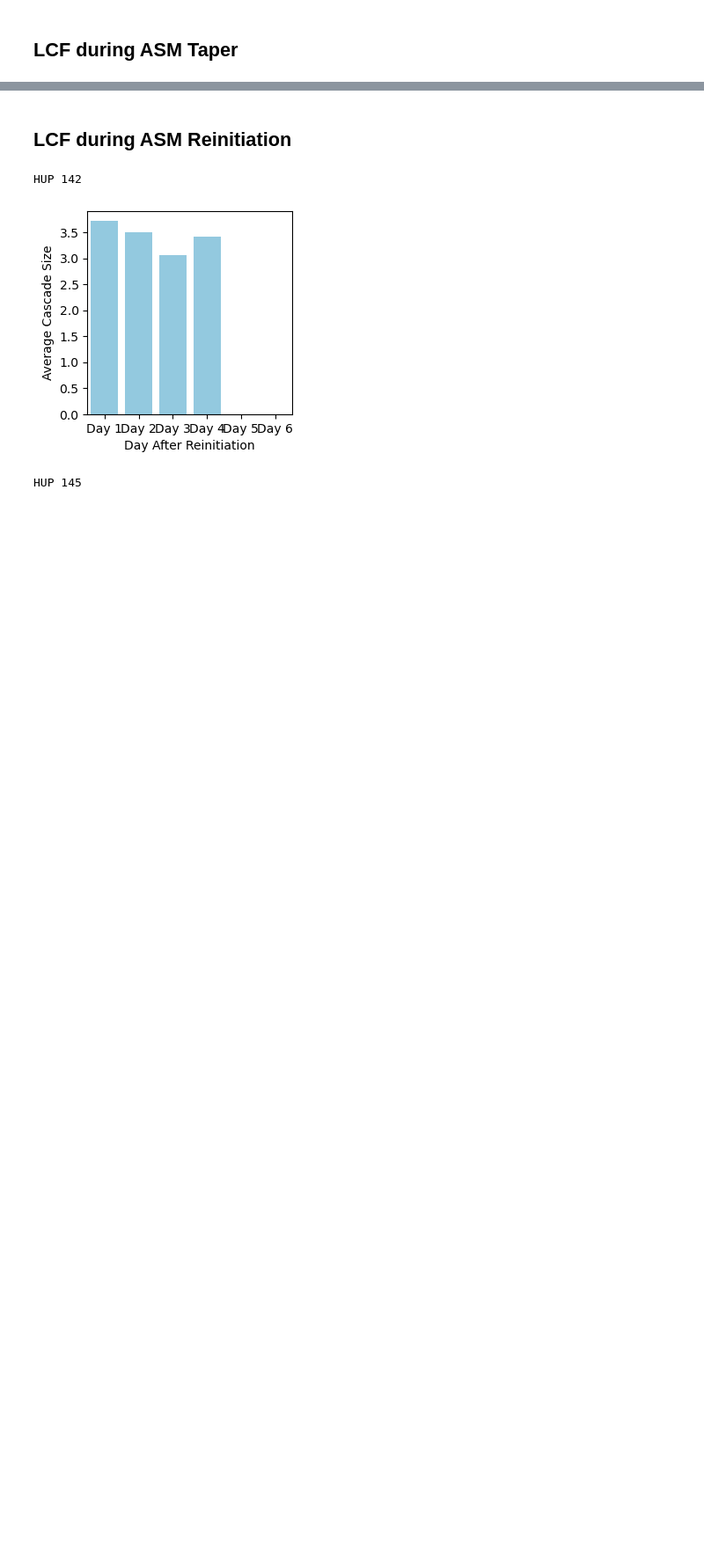
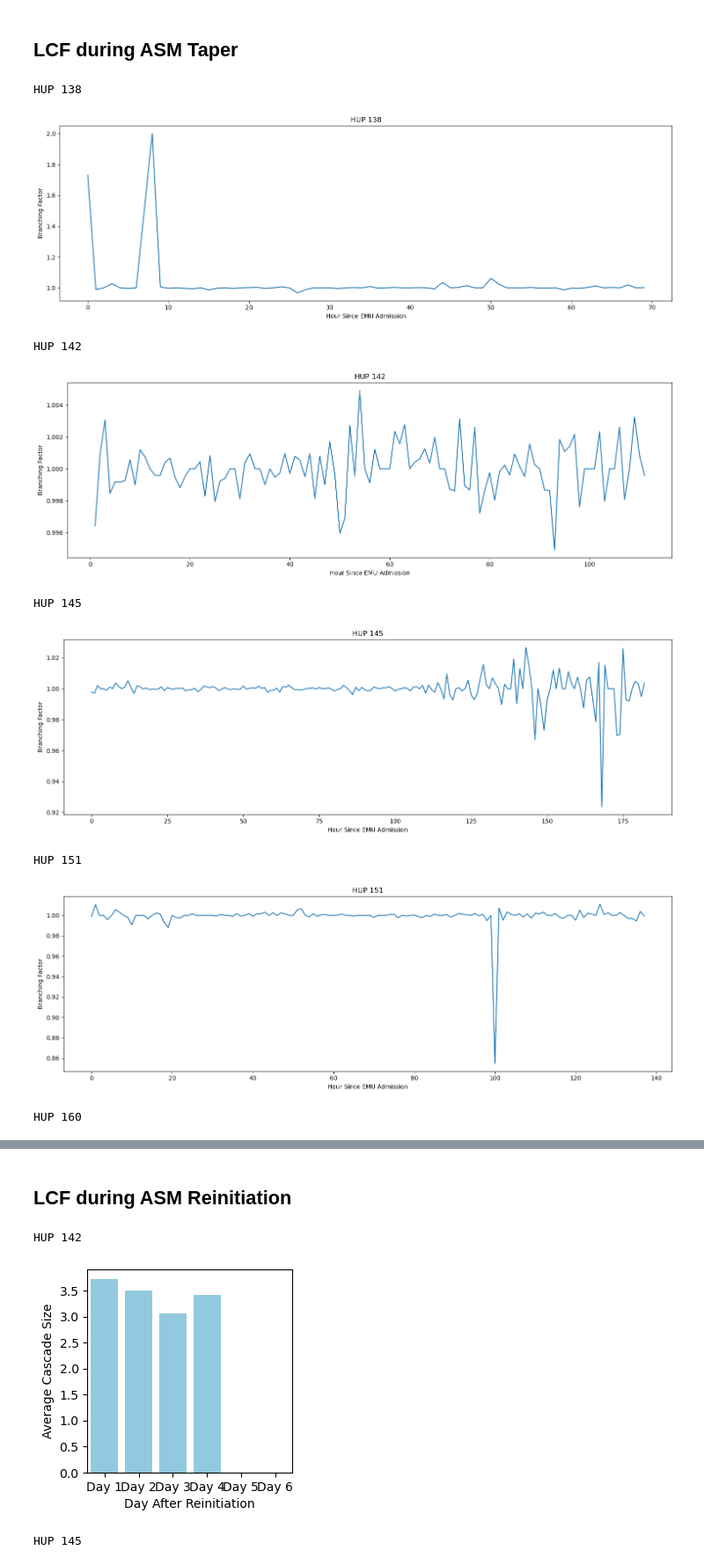
Before and after one commit to devincma/asm_synchrony_paper, a Jupyter notebook: spike_synchrony_asm/cascade_sequence_analysis.ipynb, the cells around one changed output, grey strips where cells are left out. Shown at 88% size. Cells and saved outputs as stored; diff of their text form; code cells hidden in the pictures; blank space fills up the shorter version.

Commit message:
Explored branching factor

```diff
--- a/spike_synchrony_asm/cascade_sequence_analysis.ipynb
+++ b/spike_synchrony_asm/cascade_sequence_analysis.ipynb
@@ -336,0 +359,70 @@ plt.show()
+# %%
+for patient_hup_id, fs in zip(completed_hup_ids, all_fs):
+    hup_id = patient_hup_id
+
+    print(f"HUP {hup_id}")
+
+    seizure_times_sec = np.load(os.path.join(SEIZURES_DIR, f"HUP_{patient_hup_id}.npy"))
+    seizure_times_samples = seizure_times_sec * fs
+    seizure_times_samples = seizure_times_samples.astype(int)
+
+    spikes_df = pd.read_csv(f"../../Public/spikes/HUP_{patient_hup_id}.csv")
+
+    # Convert peak_time_microseconds to hours
+    spikes_df["hour"] = (
+        spikes_df["peak_time_microseconds"] / 1e6
+    ) / 3600  # 1e6 microseconds in a second, 3600 seconds in an hour
+
+    # Group by sequence_index and calculate the required columns
+    cascades_df = (
+        spikes_df.groupby("sequence_index")
+        .agg(
+            size=("sequence_index", "size"),
+            hour=("hour", lambda x: x.mode()[0] if not x.mode().empty else None),
+        )
+        .reset_index()
+    )
+    # Lists to hold our results
+    branching_factors = []
+    hours = []
+
+    # Get the hour of the first seizure
+    first_seizure_hour = seizure_times_samples[0, 0] / (fs * 3600)
+
+    # Split the data into 1-hour groups
+    for hour_start in range(0, int(cascades_df["hour"].max())):
+        # Break the loop if the hour is past the first seizure's start time
+        if hour_start > first_seizure_hour:
+            break
+
+        hour_end = hour_start + 1
+        subset_df = cascades_df[
+            (cascades_df["hour"] >= hour_start) & (cascades_df["hour"] < hour_end)
+        ]
+
+        # Compute the branching factor for the subset
+        branching_factor = compute_branching_factor(subset_df)
+
+        # Append the results to our lists
+        branching_factors.append(branching_factor)
+        hours.append(hour_start)
+
+    # Plot the branching factors over time using seaborn
+    plt.figure(figsize=(15, 5))
+    sns.lineplot(x=hours, y=branching_factors)
+    plt.xlabel("Hour Since EMU Admission")
+    plt.ylabel("Branching Factor")
+    plt.title(f"HUP {patient_hup_id}")
+    # plt.ylim(0.9, 1.1)  # Zoom in around the value of 1
+    plt.tight_layout()  # Adjust layout for better visualization
+    plt.show()
+# %% [output]
+HUP 138
+[figure, added]
+HUP 142
+[figure, added]
+HUP 145
+[figure, added]
+HUP 151
+[figure, added]
+HUP 160
```
Also changed, not shown: parts of 4 cells of this notebook, 3 other files.
